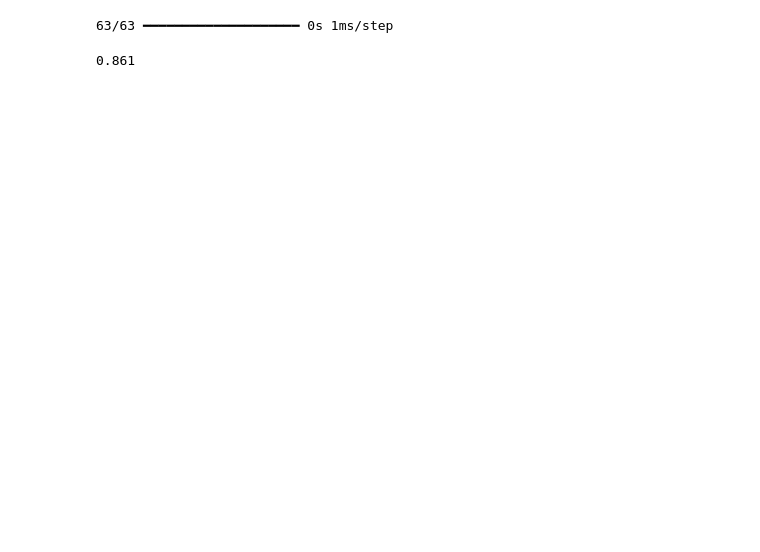
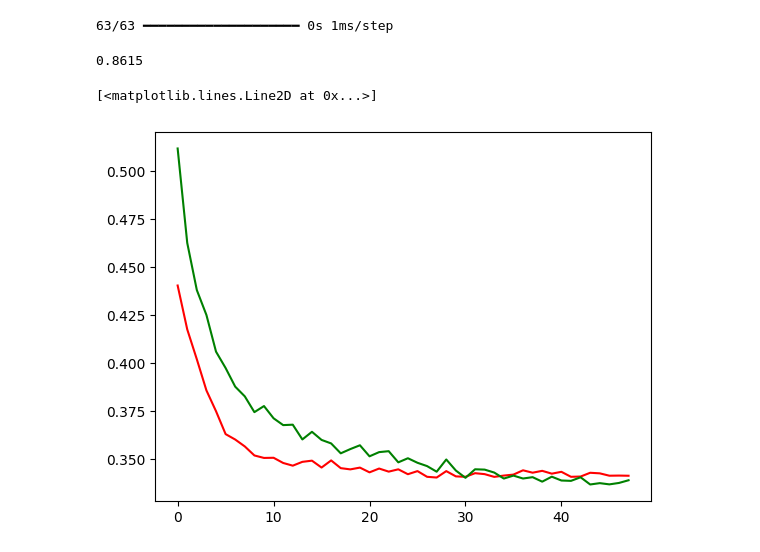
Before and after one commit to bishnusahu23/CustomerChurnPrediction, a Jupyter notebook: Customer_churnNN.ipynb, the cells around one changed output. Cells and saved outputs as stored; diff of their text form; code cells hidden in the pictures; blank space fills up the shorter version.

```diff
--- a/Customer_churnNN.ipynb
+++ b/Customer_churnNN.ipynb
@@ -135,6 +150,6 @@ model.compile(optimizer='Adam',loss='binary_crossentropy',metrics=['accuracy'])
 # %%
 from tensorflow.keras.callbacks import EarlyStopping
 early_stop=EarlyStopping(monitor='val_loss', patience=20)
-model.fit(x_train,y_train,batch_size=32,epochs=200,verbose=1,validation_split=0.2,callbacks=[early_stop])
+history=model.fit(x_train,y_train,batch_size=32,epochs=200,verbose=1,validation_split=0.2,callbacks=[early_stop])
 # %% [output]
 Epoch 1/200
@@ -166,4 +180,11 @@ y_pred=np.where(y_log>0.5,1,0)
 from sklearn.metrics import accuracy_score
 accuracy_score(y_test,y_pred)
 # %% [output]
-0.861
+0.8615
+# %%
+import matplotlib.pyplot as plt
+plt.plot(history.history['val_loss'], color='red')
+plt.plot(history.history['loss'], color='green')
+# %% [output]
+[<matplotlib.lines.Line2D at 0x...>]
+[figure, added]
```
Also changed, not shown: parts of 3 cells of this notebook.
